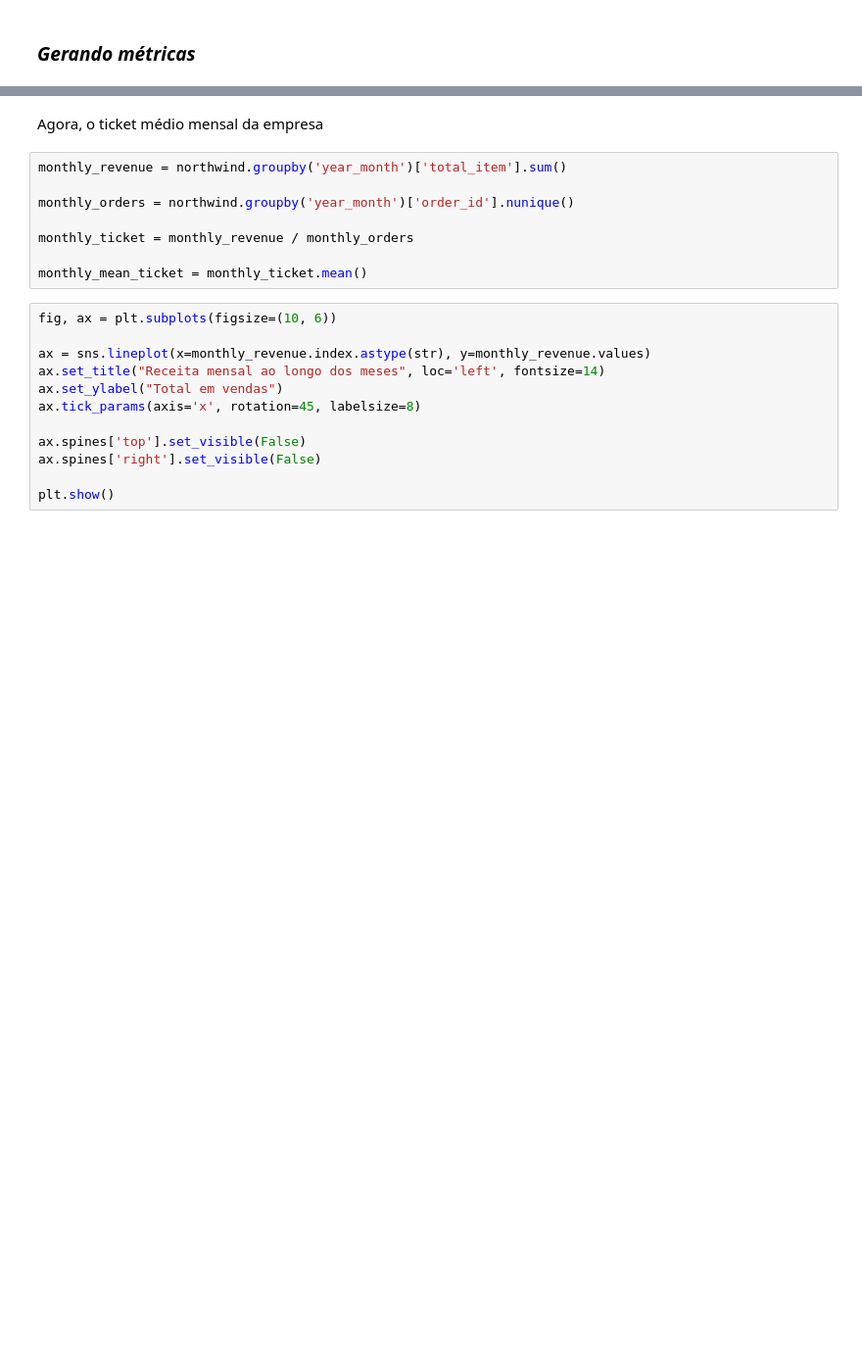
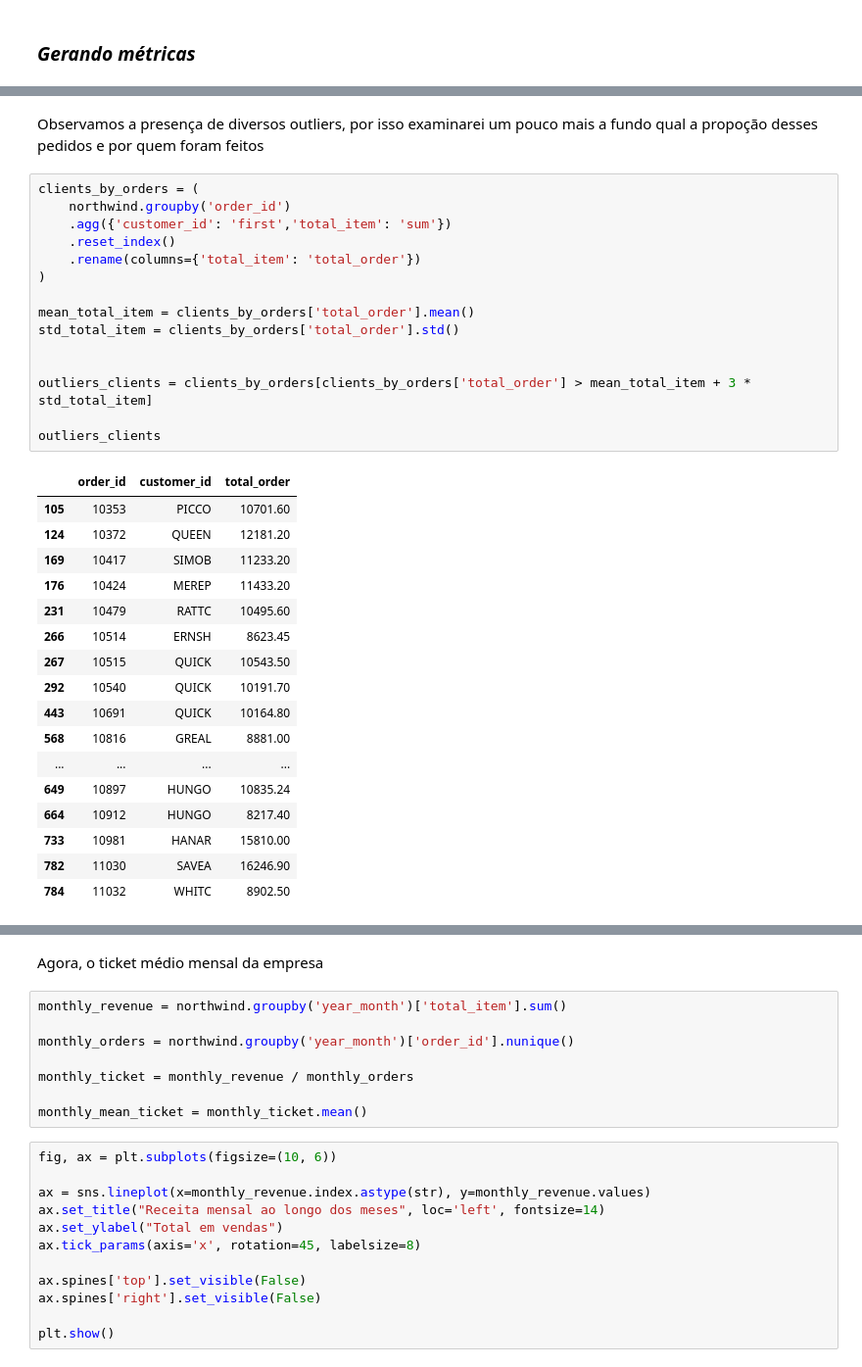
Before and after one commit to raulward/projeto-northwind, a Jupyter notebook: woorkbook.ipynb, the cells around one changed output, grey strips where cells are left out. Shown at 98% size. Cells and saved outputs as stored; diff of their text form; blank space fills up the shorter version.

```diff
--- a/woorkbook.ipynb
+++ b/woorkbook.ipynb
@@ -343,0 +387,35 @@ Removi a coluna 'unit_price_y' pois ela pode não refletir o valor da venda na h
+# %% [markdown]
+Observamos a presença de diversos outliers, por isso examinarei um pouco mais a fundo qual a propoção desses pedidos e por quem foram feitos
+# %%
+clients_by_orders = (
+    northwind.groupby('order_id')
+    .agg({'customer_id': 'first','total_item': 'sum'})
+    .reset_index()
+    .rename(columns={'total_item': 'total_order'})
+)
+
+mean_total_item = clients_by_orders['total_order'].mean()
+std_total_item = clients_by_orders['total_order'].std()
+
+
+outliers_clients = clients_by_orders[clients_by_orders['total_order'] > mean_total_item + 3 * std_total_item]
+
+outliers_clients
+# %% [output]
+|  | order_id | customer_id | total_order |
+| 105 | 10353 | PICCO | 10701.60 |
+| 124 | 10372 | QUEEN | 12181.20 |
+| 169 | 10417 | SIMOB | 11233.20 |
+| 176 | 10424 | MEREP | 11433.20 |
+| 231 | 10479 | RATTC | 10495.60 |
+| 266 | 10514 | ERNSH | 8623.45 |
+| 267 | 10515 | QUICK | 10543.50 |
+| 292 | 10540 | QUICK | 10191.70 |
+| 443 | 10691 | QUICK | 10164.80 |
+| 568 | 10816 | GREAL | 8881.00 |
+| ... | ... | ... | ... |
+| 649 | 10897 | HUNGO | 10835.24 |
+| 664 | 10912 | HUNGO | 8217.40 |
+| 733 | 10981 | HANAR | 15810.00 |
+| 782 | 11030 | SAVEA | 16246.90 |
+| 784 | 11032 | WHITC | 8902.50 |
```
Also changed, not shown: parts of 17 cells of this notebook.
